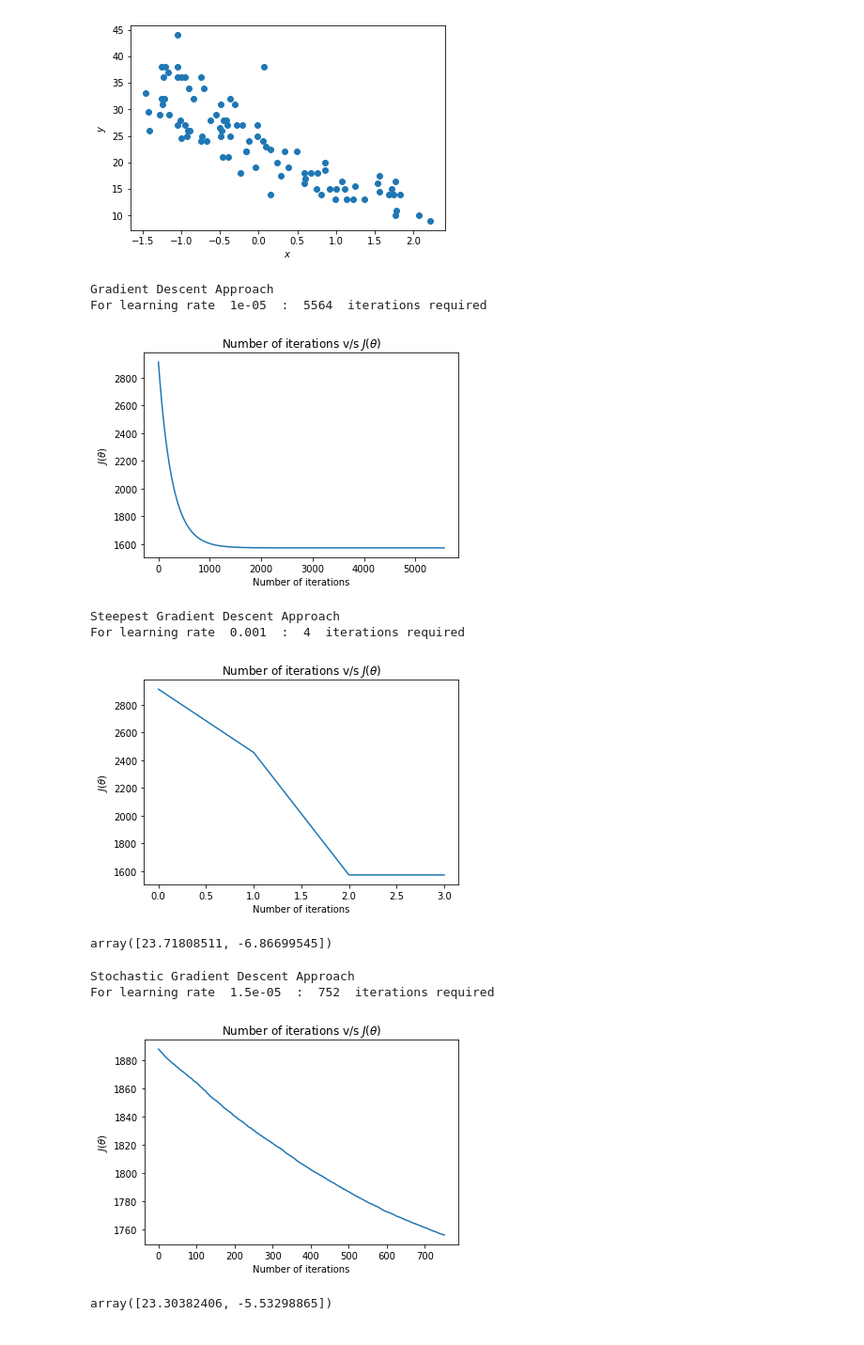
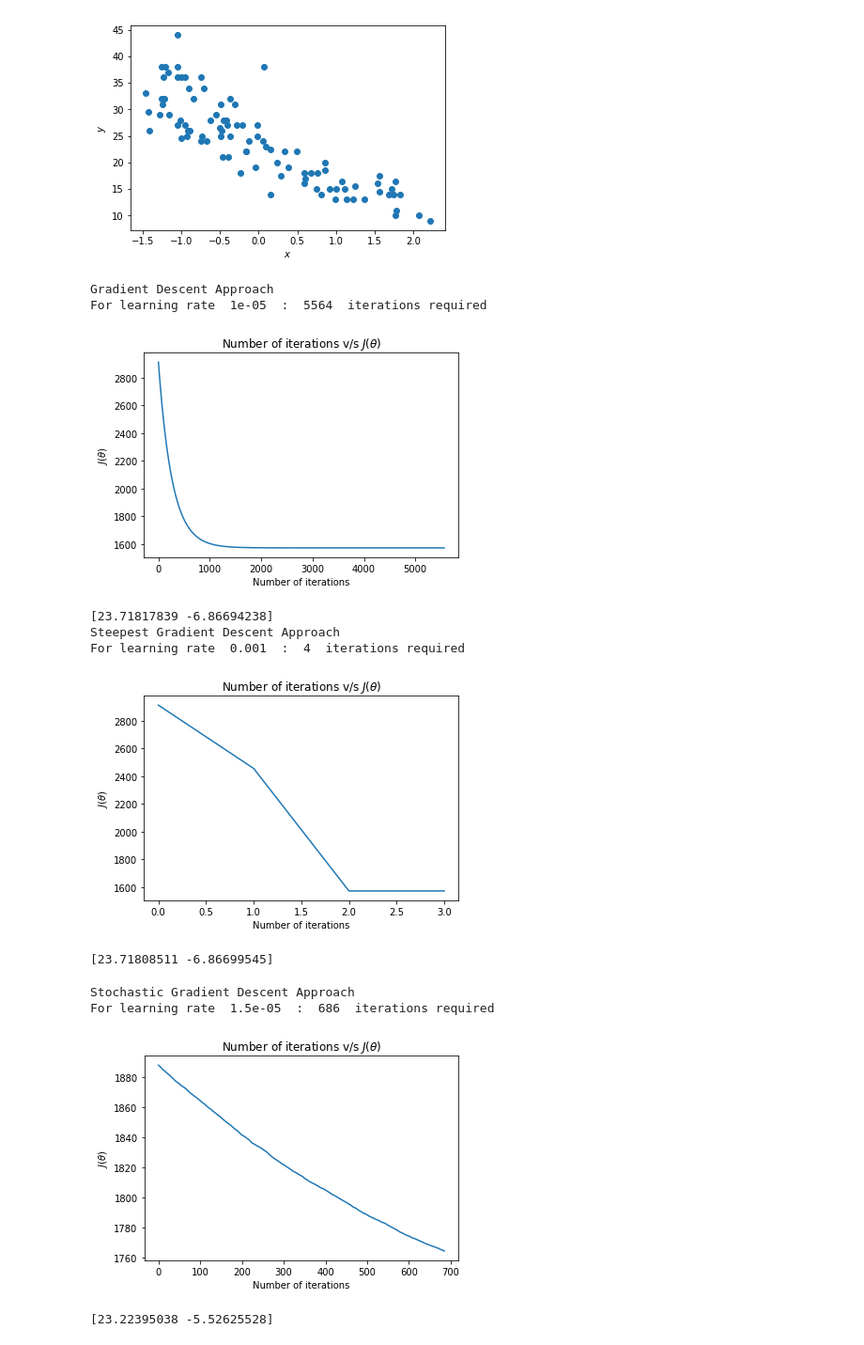
Before and after one commit to nishi1612/Machine-Learning, a Jupyter notebook: IE406_Lab2.ipynb, the cells around one changed output. Shown: that part at 94% size. Saved outputs shown, nothing was run; the diff lists cells and outputs as text; code cells hidden in the pictures.

```diff
--- a/IE406_Lab2.ipynb
+++ b/IE406_Lab2.ipynb
@@ -31,6 +31,8 @@ def gradient_descent(init_theta,learning_rate):
     theta_history[iters] = theta_new
     y_list.append(func(theta_new))
     iters+=1
+    if(func(theta_new)==0):
+      break
     if(iters>=it):
       break
     if(f):
@@ -352,7 +362,7 @@ theta = np.ones((2))
 theta[0] = 27
 theta[1] = -5
 theta_history = gradient_descent(theta,0.00001)
-theta_history[theta_history.shape[0]-1]
+print(theta_history[theta_history.shape[0]-1])
 
 print("Steepest Gradient Descent Approach")
 
@@ -360,32 +370,33 @@ theta = np.ones((2))
 theta[0] = 27
 theta[1] = -5
 theta_history = steepest_gradient_descent(theta,0.001)
-theta_history[theta_history.shape[0]-1]
+print(theta_history[theta_history.shape[0]-1])
 # %% [output]
 Gradient Descent Approach
 For learning rate  1e-05  :  5564  iterations required
 [figure]
+[23.71817839 -6.86694238]
 Steepest Gradient Descent Approach
 For learning rate  0.001  :  4  iterations required
 [figure]
-array([23.71808511, -6.86699545])
+[23.71808511 -6.86699545]
 # %%
 def func_derivative(theta,x=x,y=y):
   vals = np.zeros((2))
   j = random.randint(0,93)
   vals[0] = -2*y[j]-(theta[0]+theta[1]*x[j])
   vals[1] = -2*(y[j]-(theta[0]+theta[1]*x[j]))*x[j]
   return vals
 
 print("Stochastic Gradient Descent Approach")
 
 theta = np.ones((2))
 theta[0] = 22.5
 theta[1] = -5.5
 theta_history = gradient_descent(theta,0.000015)
-theta_history[theta_history.shape[0]-1]
+print(theta_history[theta_history.shape[0]-1])
 # %% [output]
 Stochastic Gradient Descent Approach
-For learning rate  1.5e-05  :  752  iterations required
+For learning rate  1.5e-05  :  686  iterations required
-[figure, old version]
+[figure, new version]
-array([23.30382406, -5.53298865])
+[23.22395038 -5.52625528]
```
Also changed, not shown: parts of 2 cells of this notebook.
